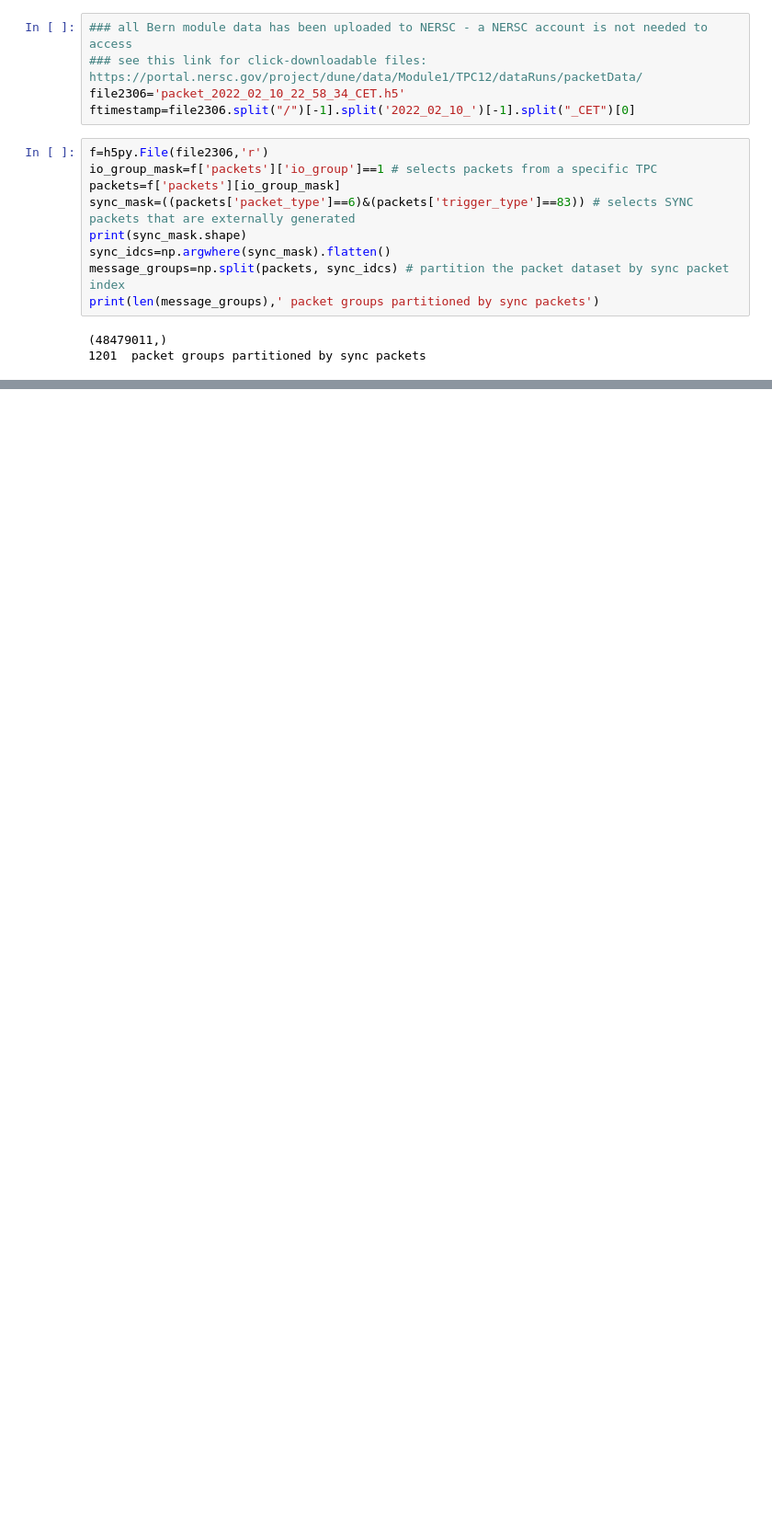
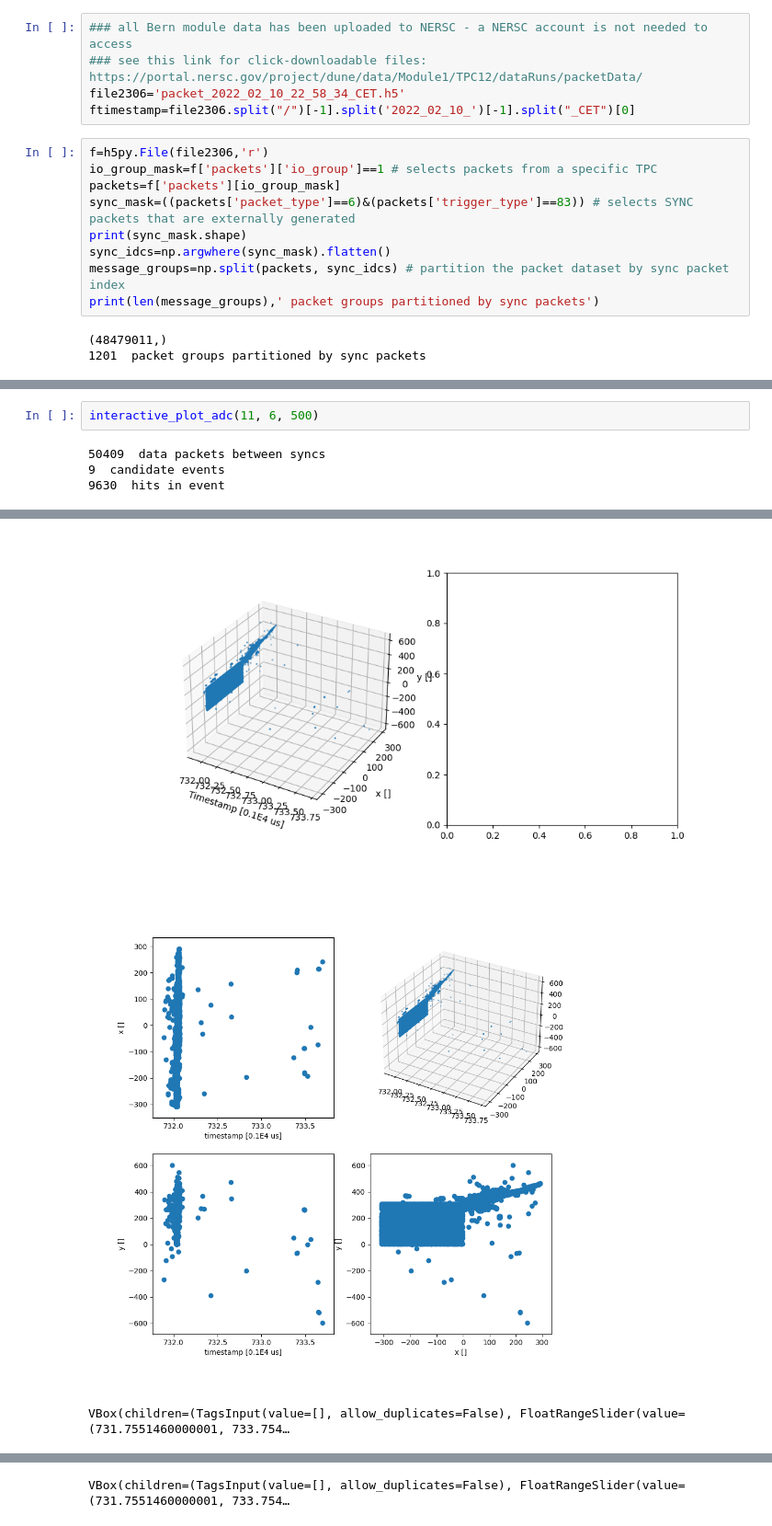
Before and after one commit to fanrado/2x2_ql, a Jupyter notebook: q/plot.ipynb, the cells around one changed output, grey strips where cells are left out. Shown at 92% size. Drawn from its saved outputs; the diff is of its cells as text; blank space fills up the shorter version.

```diff
--- a/q/plot.ipynb
+++ b/q/plot.ipynb
@@ -404,0 +621,6 @@ VBox(children=(TagsInput(value=[], allow_duplicates=False), FloatRangeSlider(val
+# %%
+interactive_plot_adc(11, 6, 500)
+# %% [output]
+50409  data packets between syncs
+9  candidate events
+9630  hits in event
@@ -404,0 +630,3 @@ VBox(children=(TagsInput(value=[], allow_duplicates=False), FloatRangeSlider(val
+[figure, added]
+[figure, added]
+VBox(children=(TagsInput(value=[], allow_duplicates=False), FloatRangeSlider(value=(731.7551460000001, 733.754…
@@ -404,0 +635 @@ VBox(children=(TagsInput(value=[], allow_duplicates=False), FloatRangeSlider(val
+VBox(children=(TagsInput(value=[], allow_duplicates=False), FloatRangeSlider(value=(731.7551460000001, 733.754…
```
Also changed, not shown: parts of 9 cells of this notebook.
